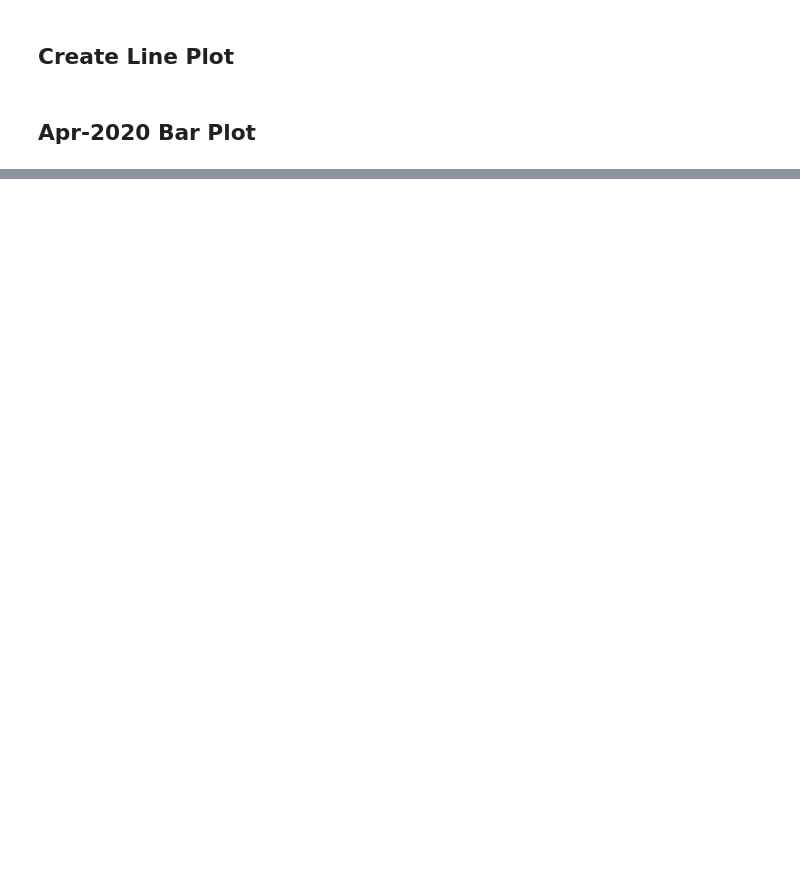
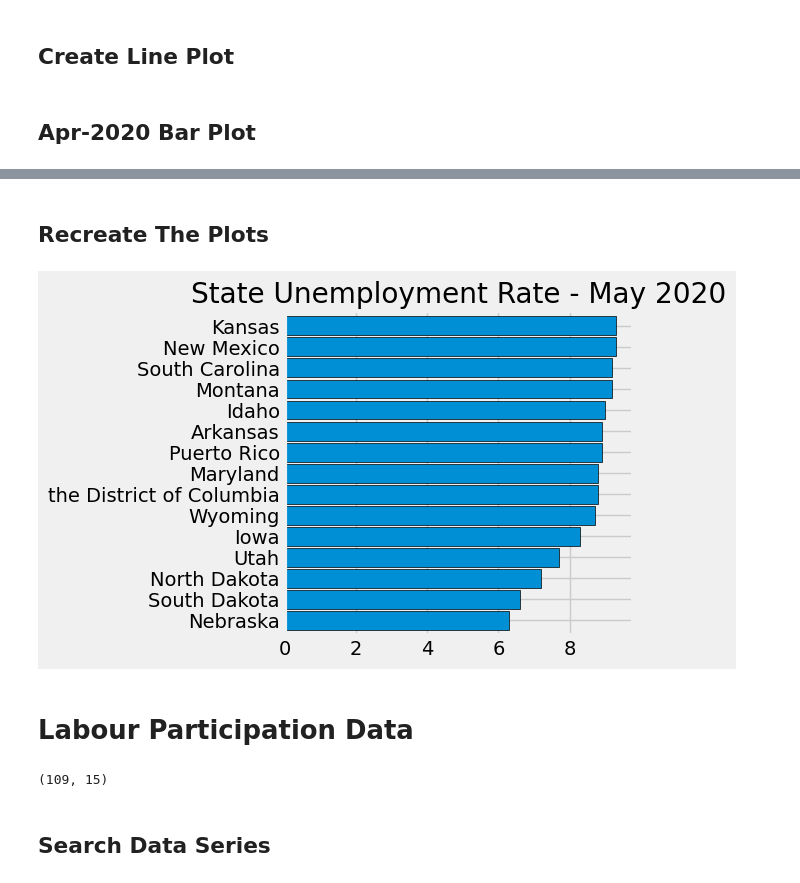
Before and after one commit to akshayyewle/Data-Analytics, a Jupyter notebook: 04 Economic Data Analysis - Rob Mulla/Python Code.ipynb, the cells around one changed output, grey strips where cells are left out. Cells and saved outputs as stored; diff of their text form; code cells hidden in the pictures; blank space fills up the shorter version.

```diff
--- a/04 Economic Data Analysis - Rob Mulla/Python Code.ipynb
+++ b/04 Economic Data Analysis - Rob Mulla/Python Code.ipynb
@@ -317,0 +421,4 @@ px.line(UR_State_Data)
+# %%
+# Convert To Dictionary
+ID_To_State_Name = Search_02['title'].str.replace('Unemployment Rate in ','').to_dict()
+ID_To_State_Name
@@ -317,0 +443,4 @@ px.line(UR_State_Data)
+# %%
+# Get State Name For Each Series ID
+for col in UR_State_Data.columns:
+    UR_State_Data.loc[:,col].columns = Search_02.loc[col,'title'].replace('Unemployment Rate in','')
@@ -317,0 +479,5 @@ px.line(UR_State_Data)
+# %%
+# Overwrite Column Names
+UR_State_Data.columns = [ID_To_State_Name[c] for c in UR_State_Data.columns]
+print(UR_State_Data.columns)
+UR_State_Data.head()
@@ -317,0 +503,23 @@ px.line(UR_State_Data)
+# %% [markdown]
+## **Recreate The Plots**
+# %%
+# Create Horizontal Bar Plot
+ax = UR_State_Data.loc[UR_State_Data.index == '2020-05-01'] \
+    .T \
+    .sort_values(by='2020-05-01',ascending=True) \
+    .head(15) \
+    .plot(kind='barh',figsize=(4,4),width=0.9,edgecolor='black',title='State Unemployment Rate - May 2020')
+ax.legend().remove()
+plt.show()
+# %% [output]
+[figure, added]
+# %% [markdown]
+# **Labour Participation Data**
+# %%
+Search_03 = data_source.search('participation rate state',filter=('frequency','Monthly'))
+Search_03 = Search_03.query('seasonal_adjustment=="Seasonally Adjusted" and units=="Percent"')
+print(Search_03.shape)
+# %% [output]
+(109, 15)
+# %% [markdown]
+## **Search Data Series**
```
Also changed, not shown: parts of 37 cells of this notebook.
